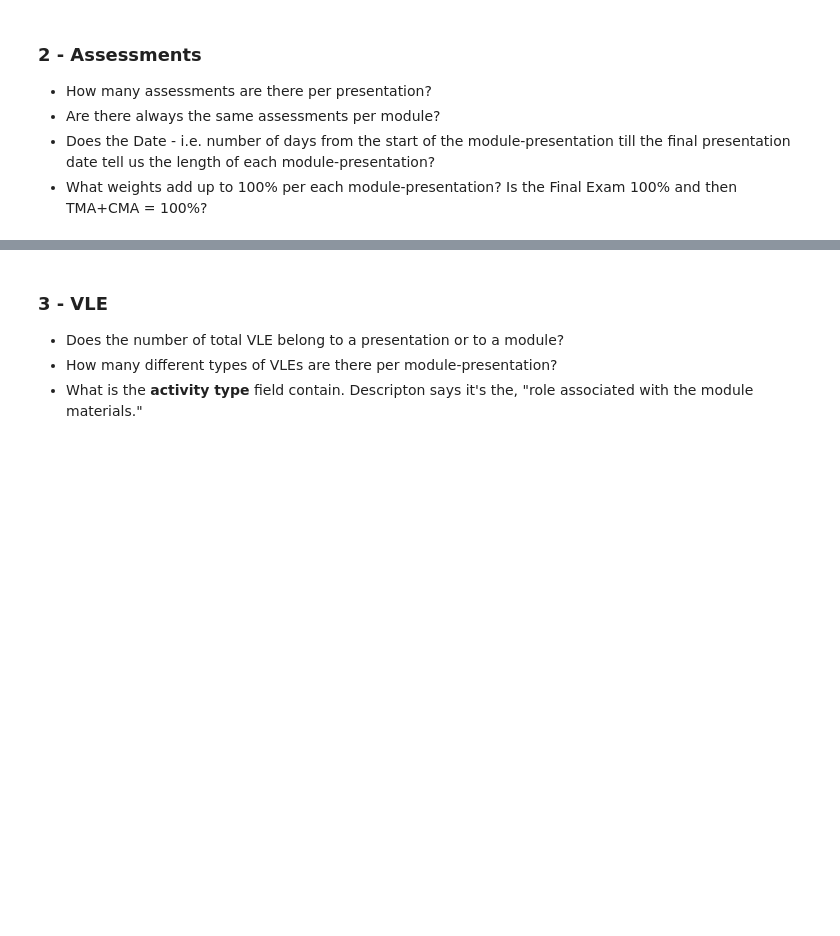
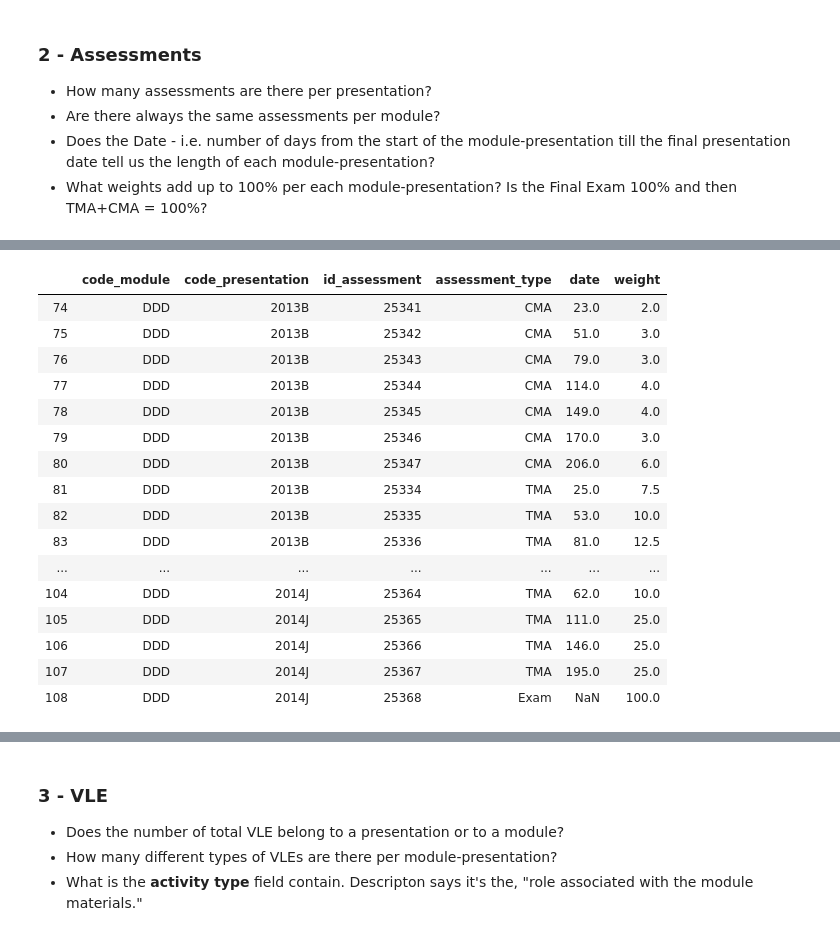
Before and after one commit to jdybuncio/predicting-virtual-learning-outcomes, a Jupyter notebook: Exploration.ipynb, the cells around one changed output, grey strips where cells are left out. Drawn from its saved outputs; the diff is of its cells as text; code cells hidden in the pictures; blank space fills up the shorter version.

```diff
--- a/Exploration.ipynb
+++ b/Exploration.ipynb
@@ -43,0 +224,20 @@ I've listed each raw Data Frame below and the questions I had after reading the
+# %%
+df_assessments[df_assessments.code_module == 'DDD']
+# %% [output]
+|  | code_module | code_presentation | id_assessment | assessment_type | date | weight |
+| 74 | DDD | 2013B | 25341 | CMA | 23.0 | 2.0 |
+| 75 | DDD | 2013B | 25342 | CMA | 51.0 | 3.0 |
+| 76 | DDD | 2013B | 25343 | CMA | 79.0 | 3.0 |
+| 77 | DDD | 2013B | 25344 | CMA | 114.0 | 4.0 |
+| 78 | DDD | 2013B | 25345 | CMA | 149.0 | 4.0 |
+| 79 | DDD | 2013B | 25346 | CMA | 170.0 | 3.0 |
+| 80 | DDD | 2013B | 25347 | CMA | 206.0 | 6.0 |
+| 81 | DDD | 2013B | 25334 | TMA | 25.0 | 7.5 |
+| 82 | DDD | 2013B | 25335 | TMA | 53.0 | 10.0 |
+| 83 | DDD | 2013B | 25336 | TMA | 81.0 | 12.5 |
+| ... | ... | ... | ... | ... | ... | ... |
+| 104 | DDD | 2014J | 25364 | TMA | 62.0 | 10.0 |
+| 105 | DDD | 2014J | 25365 | TMA | 111.0 | 25.0 |
+| 106 | DDD | 2014J | 25366 | TMA | 146.0 | 25.0 |
+| 107 | DDD | 2014J | 25367 | TMA | 195.0 | 25.0 |
+| 108 | DDD | 2014J | 25368 | Exam | NaN | 100.0 |
```
Also changed, not shown: parts of 26 cells of this notebook.
